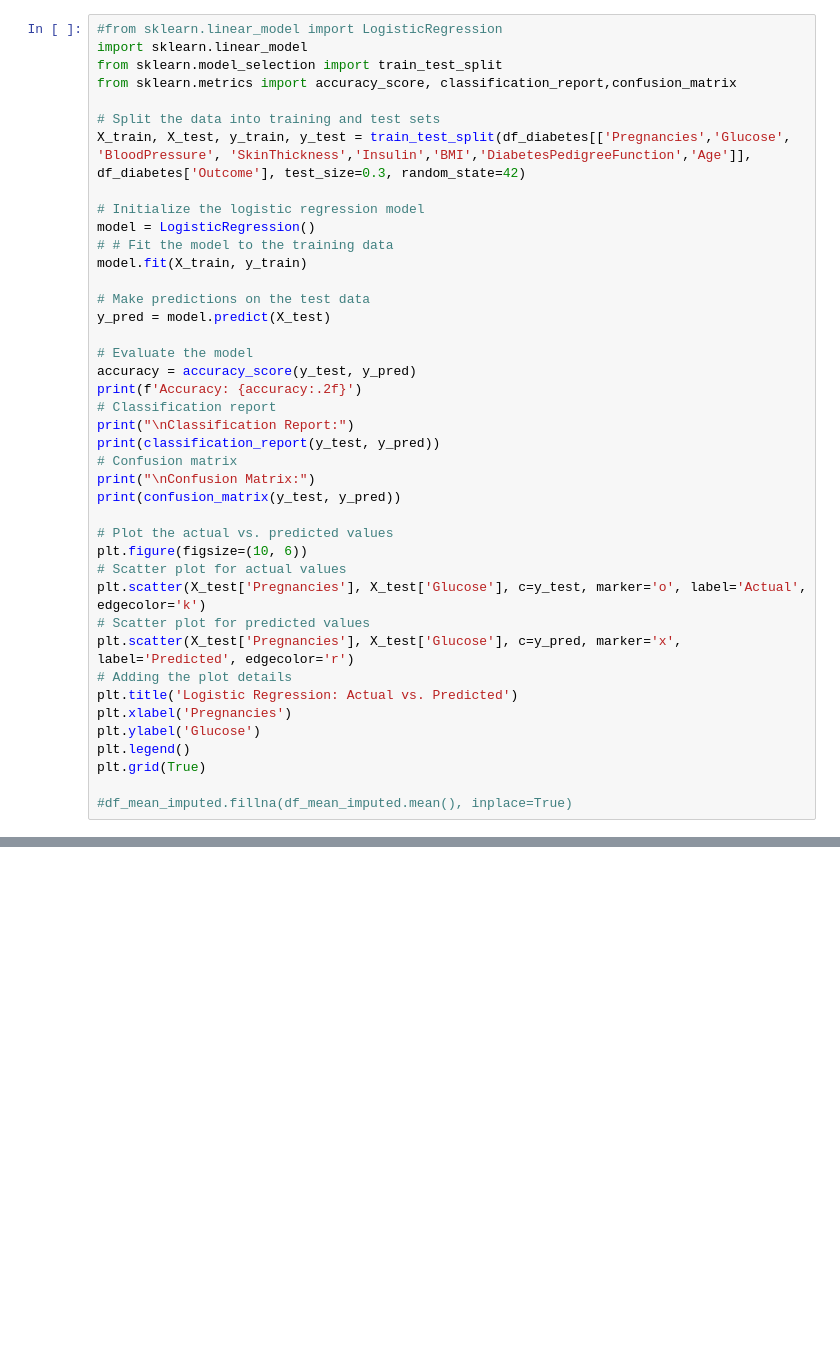
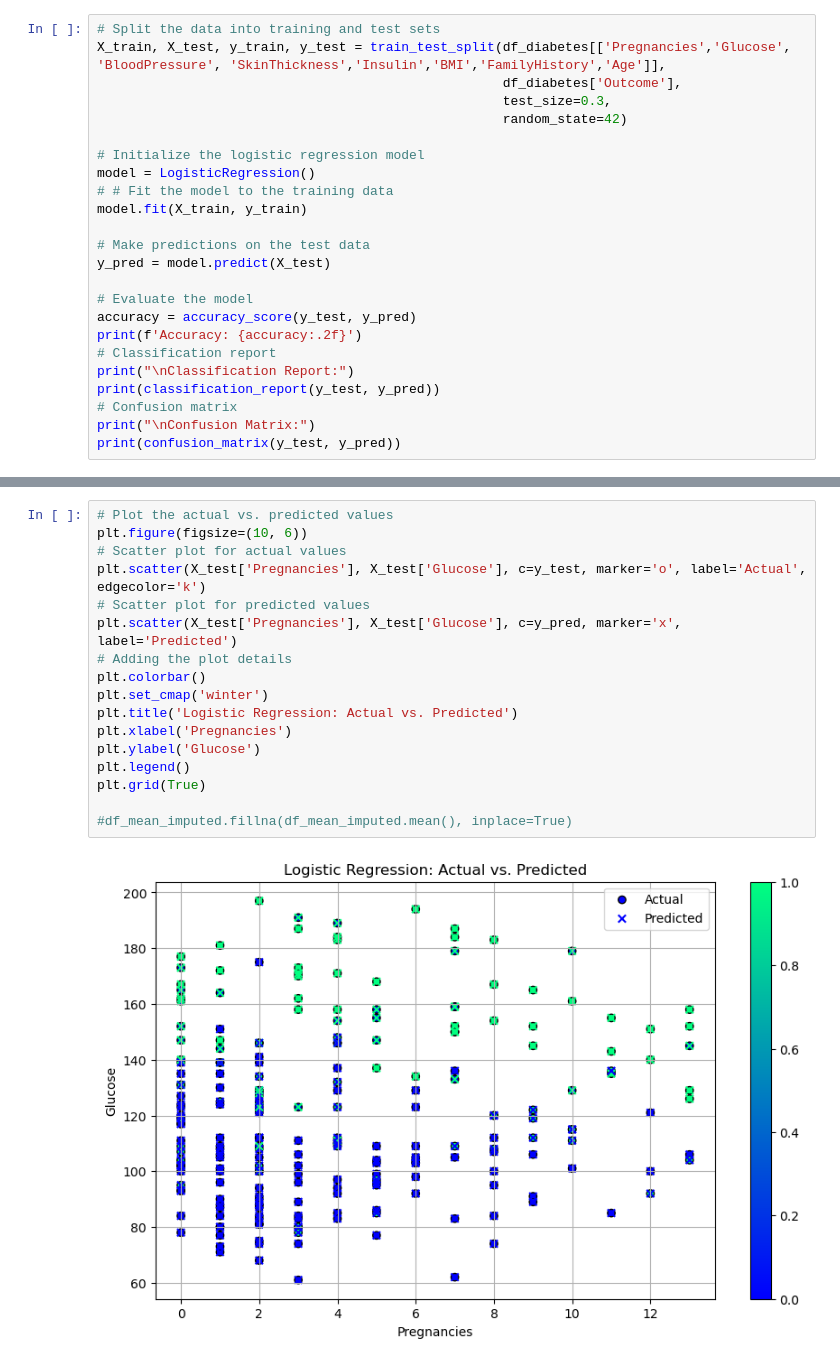
Before and after one commit to jjmccarty/project1_diabetes_outcomes, a Jupyter notebook: data_outcomes_notebook.ipynb, the cells around one changed output, grey strips where cells are left out. Saved outputs shown, nothing was run; the diff lists cells and outputs as text; blank space fills up the shorter version.

```diff
--- a/data_outcomes_notebook.ipynb
+++ b/data_outcomes_notebook.ipynb
@@ -28,11 +47,9 @@ display(df_diabetes)
 # %%
-#from sklearn.linear_model import LogisticRegression
-import sklearn.linear_model
-from sklearn.model_selection import train_test_split
-from sklearn.metrics import accuracy_score, classification_report,confusion_matrix
-
 # Split the data into training and test sets
-X_train, X_test, y_train, y_test = train_test_split(df_diabetes[['Pregnancies','Glucose', 'BloodPressure', 'SkinThickness','Insulin','BMI','DiabetesPedigreeFunction','Age']], df_diabetes['Outcome'], test_size=0.3, random_state=42)
+X_train, X_test, y_train, y_test = train_test_split(df_diabetes[['Pregnancies','Glucose', 'BloodPressure', 'SkinThickness','Insulin','BMI','FamilyHistory','Age']],
+                                                    df_diabetes['Outcome'],
+                                                    test_size=0.3,
+                                                    random_state=42)
 
 # Initialize the logistic regression model
 model = LogisticRegression()
@@ -51,19 +68,4 @@ print(classification_report(y_test, y_pred))
 # Confusion matrix
 print("\nConfusion Matrix:")
 print(confusion_matrix(y_test, y_pred))
-
-# Plot the actual vs. predicted values
-plt.figure(figsize=(10, 6))
-# Scatter plot for actual values
-plt.scatter(X_test['Pregnancies'], X_test['Glucose'], c=y_test, marker='o', label='Actual', edgecolor='k')
-# Scatter plot for predicted values
-plt.scatter(X_test['Pregnancies'], X_test['Glucose'], c=y_pred, marker='x', label='Predicted', edgecolor='r')
-# Adding the plot details
-plt.title('Logistic Regression: Actual vs. Predicted')
-plt.xlabel('Pregnancies')
-plt.ylabel('Glucose')
-plt.legend()
-plt.grid(True)
-
-#df_mean_imputed.fillna(df_mean_imputed.mean(), inplace=True)
 # %% [output]
@@ -93,0 +99,19 @@ Confusion Matrix:
+# %%
+# Plot the actual vs. predicted values
+plt.figure(figsize=(10, 6))
+# Scatter plot for actual values
+plt.scatter(X_test['Pregnancies'], X_test['Glucose'], c=y_test, marker='o', label='Actual', edgecolor='k')
+# Scatter plot for predicted values
+plt.scatter(X_test['Pregnancies'], X_test['Glucose'], c=y_pred, marker='x', label='Predicted')
+# Adding the plot details
+plt.colorbar()
+plt.set_cmap('winter')
+plt.title('Logistic Regression: Actual vs. Predicted')
+plt.xlabel('Pregnancies')
+plt.ylabel('Glucose')
+plt.legend()
+plt.grid(True)
+
+#df_mean_imputed.fillna(df_mean_imputed.mean(), inplace=True)
+# %% [output]
+[figure, added]
```
Also changed, not shown: parts of 23 cells of this notebook.
